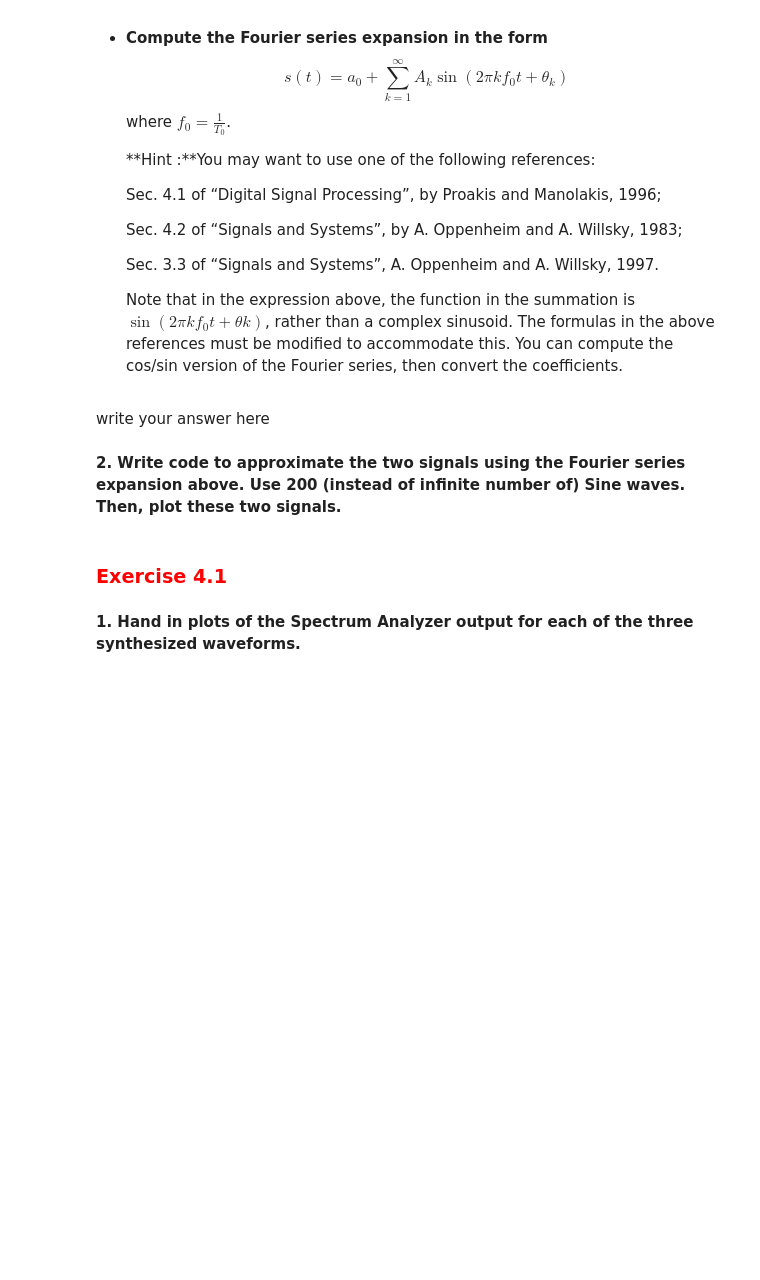
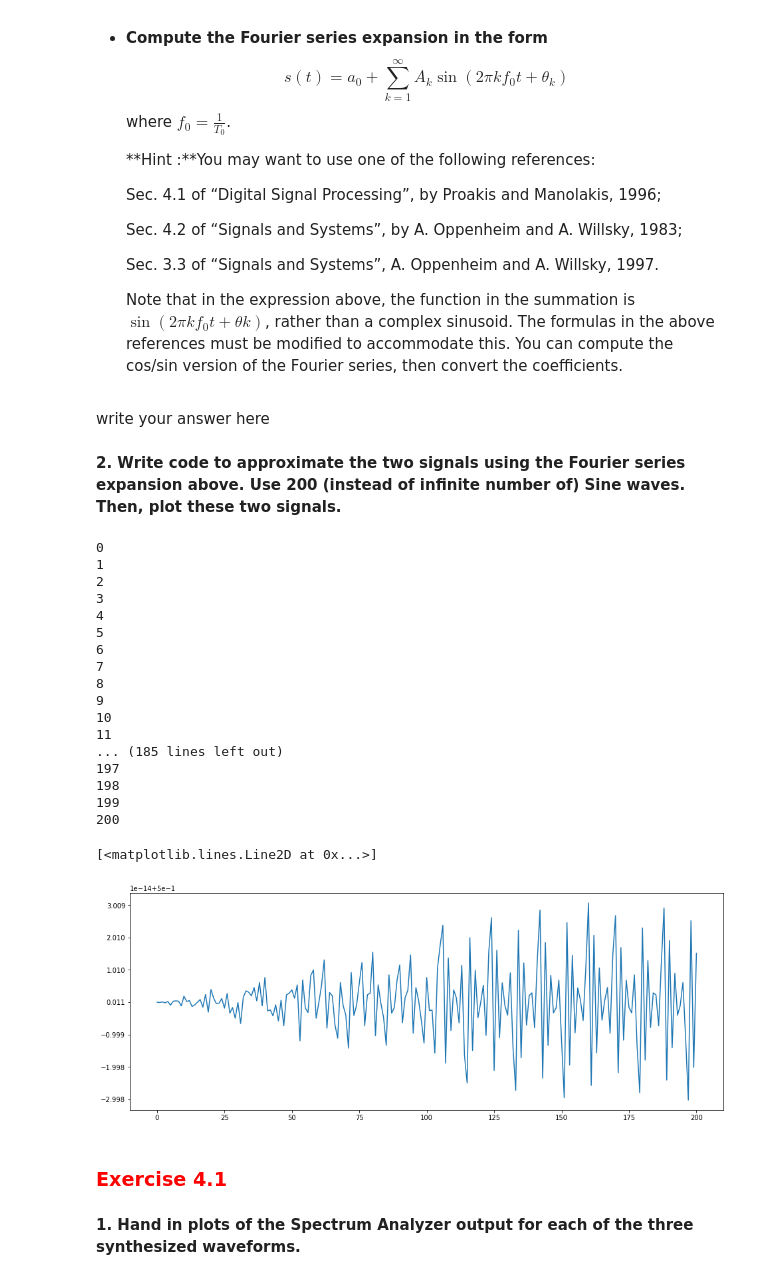
Before and after one commit to cdavin2/dsp_lab03, a Jupyter notebook: lab03_final_report.ipynb, the cells around one changed output. Drawn from its saved outputs; the diff is of its cells as text; code cells hidden in the pictures; blank space fills up the shorter version.

```diff
--- a/lab03_final_report.ipynb
+++ b/lab03_final_report.ipynb
@@ -63,3 +57,35 @@ write your answer here
+# %%
+# write your code here
+k = np.arange(1,200,2) # 1 to 200 odd num
+t = np.linspace(0, 200, 201) # 0 to 200 all num
+s = np.zeros(len(t)) # fill with zeros the size of t
+
+for i in range(len(t)): # loop through size of t
+  for j in k:
+    s[i] = .5
+    s[i] += 2/(np.pi * j) * np.sin(np.pi*j*i)
+
+plt.plot(s)
+# %% [output]
+0
+1
+2
+3
+4
+5
+6
+7
+8
+9
+10
+11
+... (185 lines left out)
+197
+198
+199
+200
+[<matplotlib.lines.Line2D at 0x...>]
+[figure, added]
 # %% [markdown]
 <h3 style="color:red;"><left>Exercise 4.1</left></h3>
 # %% [markdown]
```
Also changed, not shown: parts of 8 cells of this notebook.
